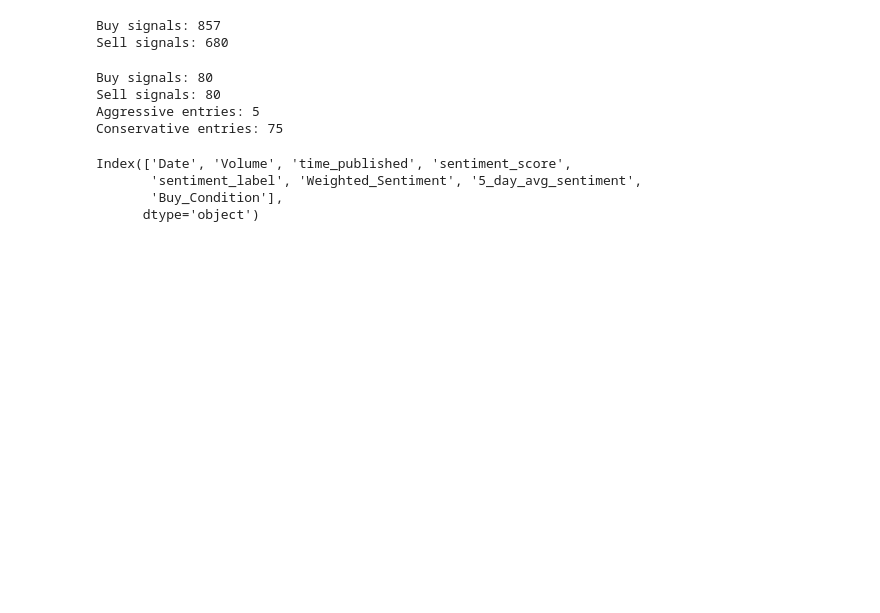
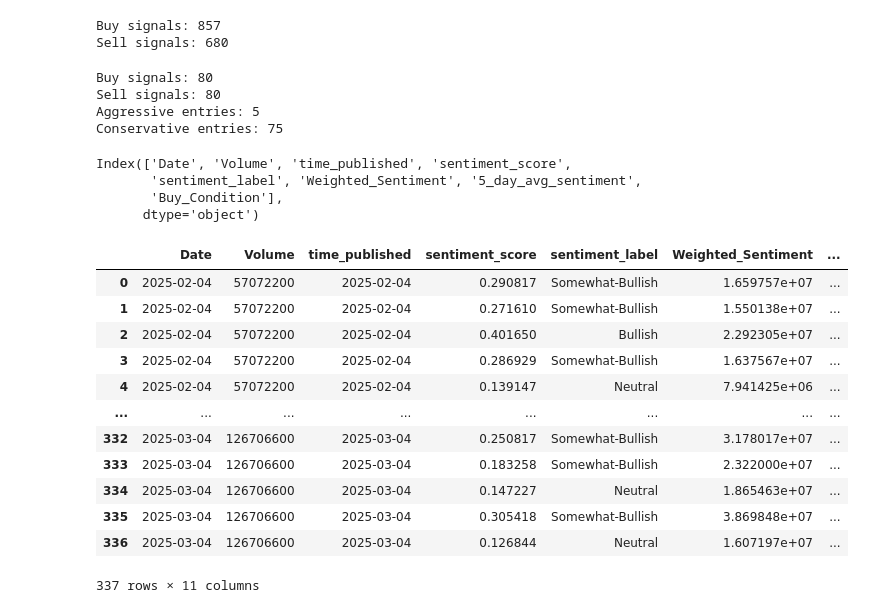
Before and after one commit to pranjul11garg/Vortex-Sentiment-Adaptive-Volatility-VSAV-Strategy, a Jupyter notebook: signal_sentiment.ipynb, the cells around one changed output. Saved outputs shown, nothing was run; the diff lists cells and outputs as text; code cells hidden in the pictures; blank space fills up the shorter version.

```diff
--- a/signal_sentiment.ipynb
+++ b/signal_sentiment.ipynb
@@ -485,4 +485,20 @@ Index(['Date', 'Volume', 'time_published', 'sentiment_score',
 tsla_signals = tsla.reset_index()[['Date', 'VI_Cross_Up', 'VI_Cross_Down', 'atr_pct']]
 # %%
 merged_data = pd.merge(merged_data, tsla_signals, on='Date', how='left')
+# %%
+merged_data
+# %% [output]
+|  | Date | Volume | time_published | sentiment_score | sentiment_label | Weighted_Sentiment | ... |
+| 0 | 2025-02-04 | 57072200 | 2025-02-04 | 0.290817 | Somewhat-Bullish | 1.659757e+07 | ... |
+| 1 | 2025-02-04 | 57072200 | 2025-02-04 | 0.271610 | Somewhat-Bullish | 1.550138e+07 | ... |
+| 2 | 2025-02-04 | 57072200 | 2025-02-04 | 0.401650 | Bullish | 2.292305e+07 | ... |
+| 3 | 2025-02-04 | 57072200 | 2025-02-04 | 0.286929 | Somewhat-Bullish | 1.637567e+07 | ... |
+| 4 | 2025-02-04 | 57072200 | 2025-02-04 | 0.139147 | Neutral | 7.941425e+06 | ... |
+| ... | ... | ... | ... | ... | ... | ... | ... |
+| 332 | 2025-03-04 | 126706600 | 2025-03-04 | 0.250817 | Somewhat-Bullish | 3.178017e+07 | ... |
+| 333 | 2025-03-04 | 126706600 | 2025-03-04 | 0.183258 | Somewhat-Bullish | 2.322000e+07 | ... |
+| 334 | 2025-03-04 | 126706600 | 2025-03-04 | 0.147227 | Neutral | 1.865463e+07 | ... |
+| 335 | 2025-03-04 | 126706600 | 2025-03-04 | 0.305418 | Somewhat-Bullish | 3.869848e+07 | ... |
+| 336 | 2025-03-04 | 126706600 | 2025-03-04 | 0.126844 | Neutral | 1.607197e+07 | ... |
+337 rows × 11 columns
 # %%
```
Also changed, not shown: parts of 6 cells of this notebook.
